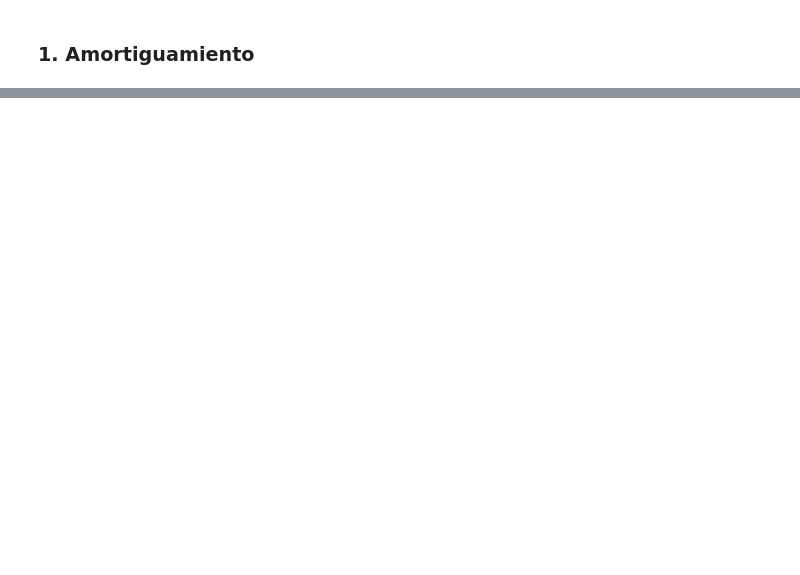
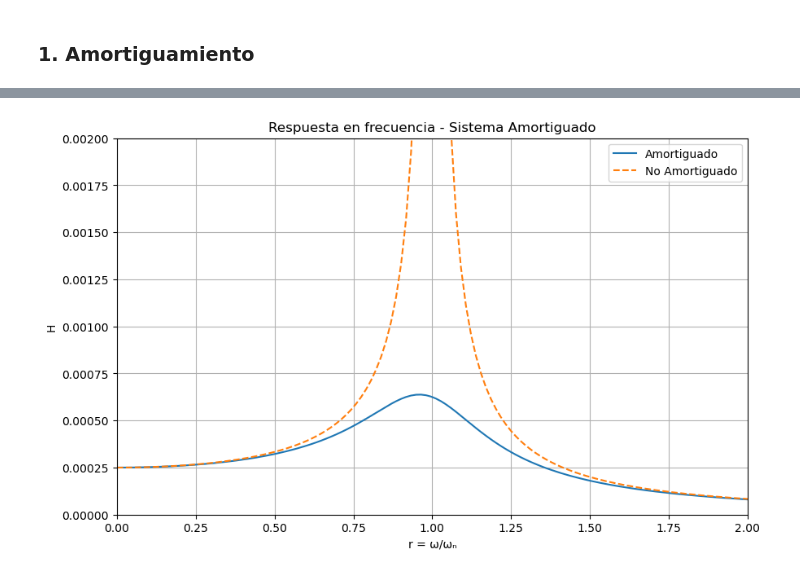
Before and after one commit to patricioelguedac/tarea_2_ACUS125, a Jupyter notebook: notebooks/amortiguamiento.ipynb, the cells around one changed output, grey strips where cells are left out. Saved outputs shown, nothing was run; the diff lists cells and outputs as text; code cells hidden in the pictures; blank space fills up the shorter version.

```diff
--- a/notebooks/amortiguamiento.ipynb
+++ b/notebooks/amortiguamiento.ipynb
@@ -54,0 +53,24 @@ Diagrama de cuerpo libre
+# %%
+# Sistema masa-resorte Amortiguado forzado
+
+k = 4000 #N/m
+m = 100 #Kg
+w_n = np.sqrt(k/m)
+z = 0.2 #Coeficiente de amortiguamiento
+w = np.arange(0, 200, 0.1)
+r = w/w_n
+H_amortiguado = 1/k*(1/np.sqrt((1-r**2)**2 + (2*z*r)**2))
+
+plt.figure(figsize=(10,6))
+plt.plot(r, np.abs(H_amortiguado), label='Amortiguado')
+plt.plot(r, np.abs(H), label='No Amortiguado', linestyle='--')
+plt.xlabel('r = ω/ωₙ')
+plt.ylabel('H')
+plt.ylim(0, 0.002)
+plt.xlim(0, 2)
+plt.title('Respuesta en frecuencia - Sistema Amortiguado')
+plt.grid(True)
+plt.legend()
+plt.show()
+# %% [output]
+[figure, added]
```
Also changed, not shown: parts of 2 cells of this notebook.
